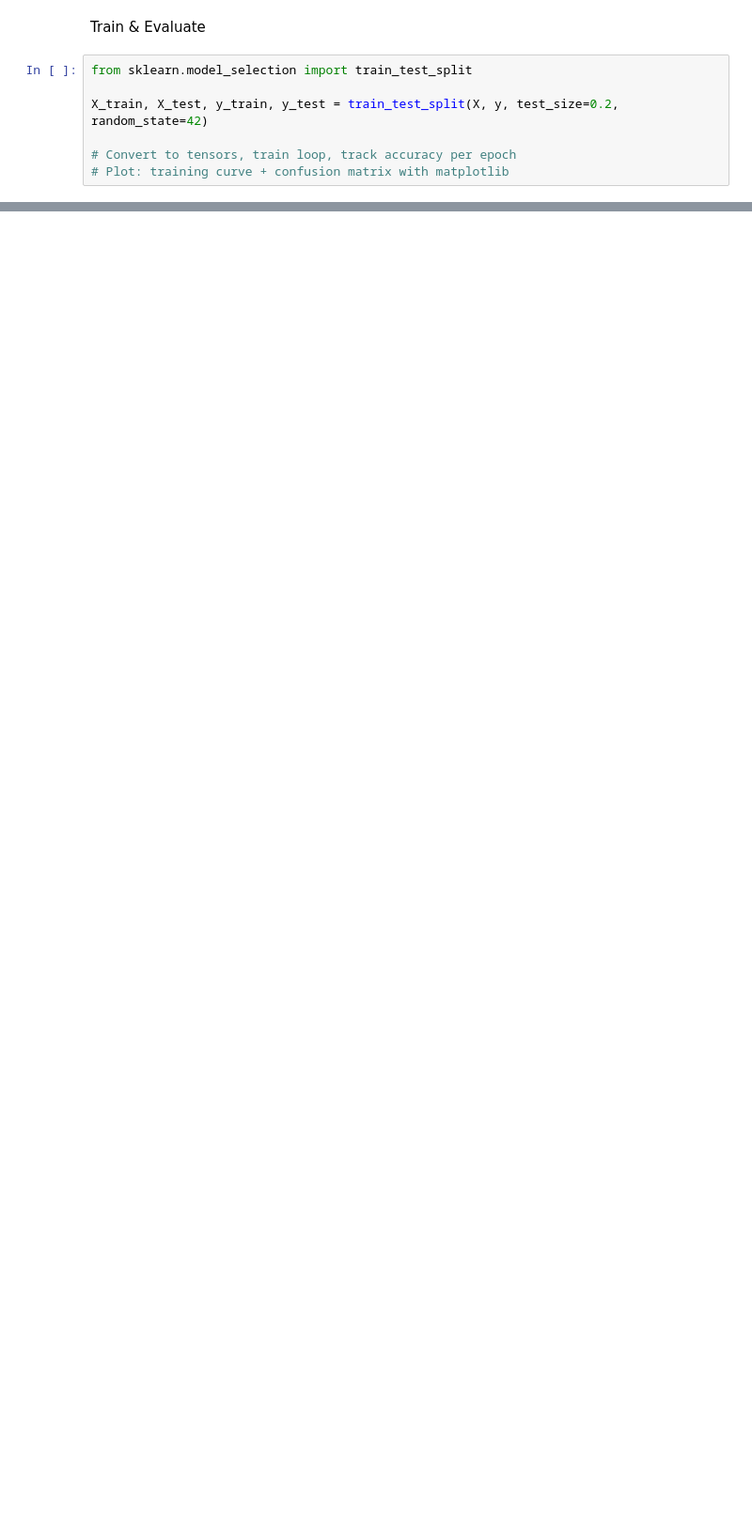
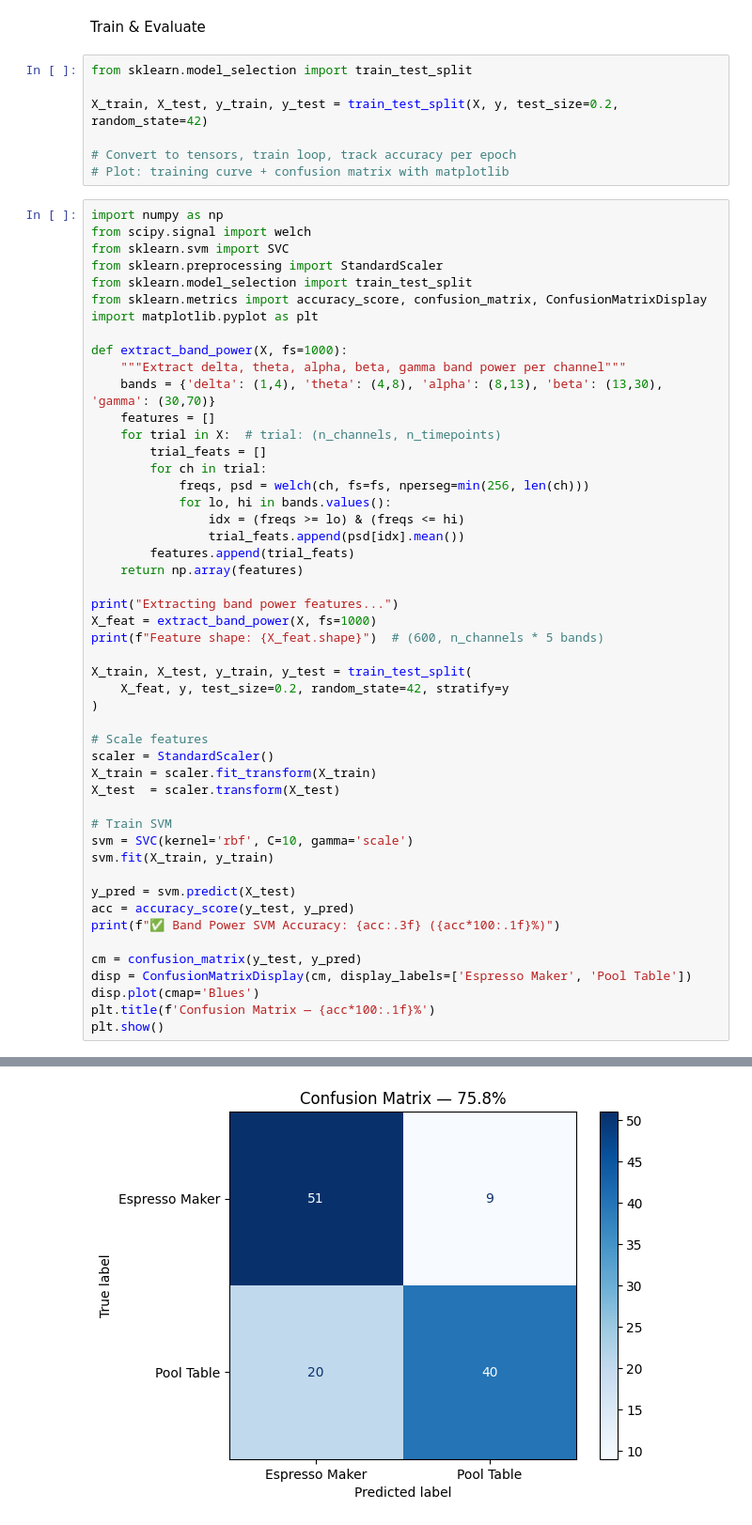
Before and after one commit to zzzanee/2026_FinalProject_EEG, a Jupyter notebook: eeg_testing.ipynb, the cells around one changed output, grey strips where cells are left out. Shown at 94% size. Cells and saved outputs as stored; diff of their text form; blank space fills up the shorter version.

```diff
--- a/eeg_testing.ipynb
+++ b/eeg_testing.ipynb
@@ -157,3 +264,53 @@ X_train, X_test, y_train, y_test = train_test_split(X, y, test_size=0.2, random_
 
 # Convert to tensors, train loop, track accuracy per epoch
 # Plot: training curve + confusion matrix with matplotlib
+# %%
+import numpy as np
+from scipy.signal import welch
+from sklearn.svm import SVC
+from sklearn.preprocessing import StandardScaler
+from sklearn.model_selection import train_test_split
+from sklearn.metrics import accuracy_score, confusion_matrix, ConfusionMatrixDisplay
+import matplotlib.pyplot as plt
+
+def extract_band_power(X, fs=1000):
+    """Extract delta, theta, alpha, beta, gamma band power per channel"""
+    bands = {'delta': (1,4), 'theta': (4,8), 'alpha': (8,13), 'beta': (13,30), 'gamma': (30,70)}
+    features = []
+    for trial in X:  # trial: (n_channels, n_timepoints)
+        trial_feats = []
+        for ch in trial:
+            freqs, psd = welch(ch, fs=fs, nperseg=min(256, len(ch)))
+            for lo, hi in bands.values():
+                idx = (freqs >= lo) & (freqs <= hi)
+                trial_feats.append(psd[idx].mean())
+        features.append(trial_feats)
+    return np.array(features)
+
+print("Extracting band power features...")
+X_feat = extract_band_power(X, fs=1000)
+print(f"Feature shape: {X_feat.shape}")  # (600, n_channels * 5 bands)
+
+X_train, X_test, y_train, y_test = train_test_split(
+    X_feat, y, test_size=0.2, random_state=42, stratify=y
+)
+
+# Scale features
+scaler = StandardScaler()
+X_train = scaler.fit_transform(X_train)
+X_test  = scaler.transform(X_test)
+
+# Train SVM
+svm = SVC(kernel='rbf', C=10, gamma='scale')
+svm.fit(X_train, y_train)
+
+y_pred = svm.predict(X_test)
+acc = accuracy_score(y_test, y_pred)
+print(f"✅ Band Power SVM Accuracy: {acc:.3f} ({acc*100:.1f}%)")
+
+cm = confusion_matrix(y_test, y_pred)
+disp = ConfusionMatrixDisplay(cm, display_labels=['Espresso Maker', 'Pool Table'])
+disp.plot(cmap='Blues')
+plt.title(f'Confusion Matrix — {acc*100:.1f}%')
+plt.show()
+# %% [output]
@@ -159,0 +320 @@ X_train, X_test, y_train, y_test = train_test_split(X, y, test_size=0.2, random_
+[figure, added]
```
Also changed, not shown: parts of 7 cells of this notebook, 1 other file.
